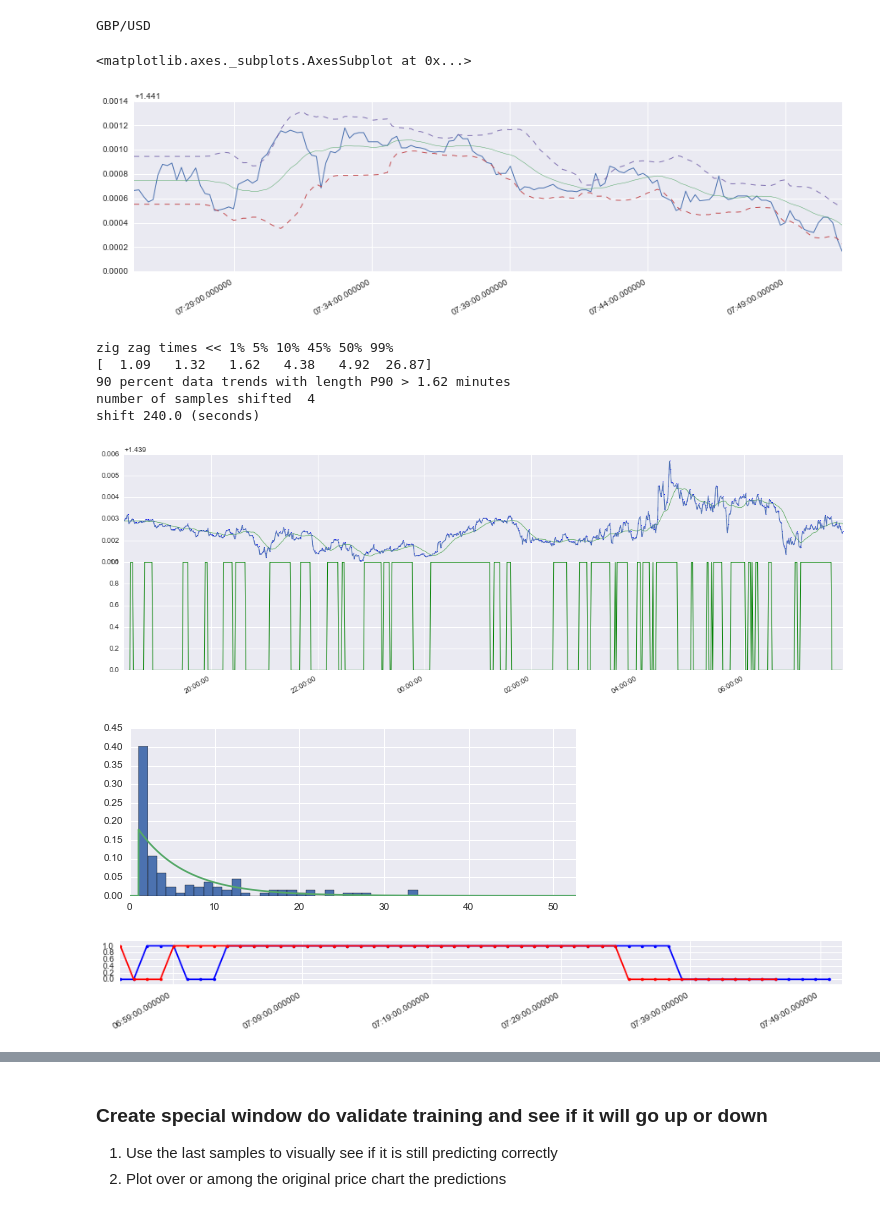
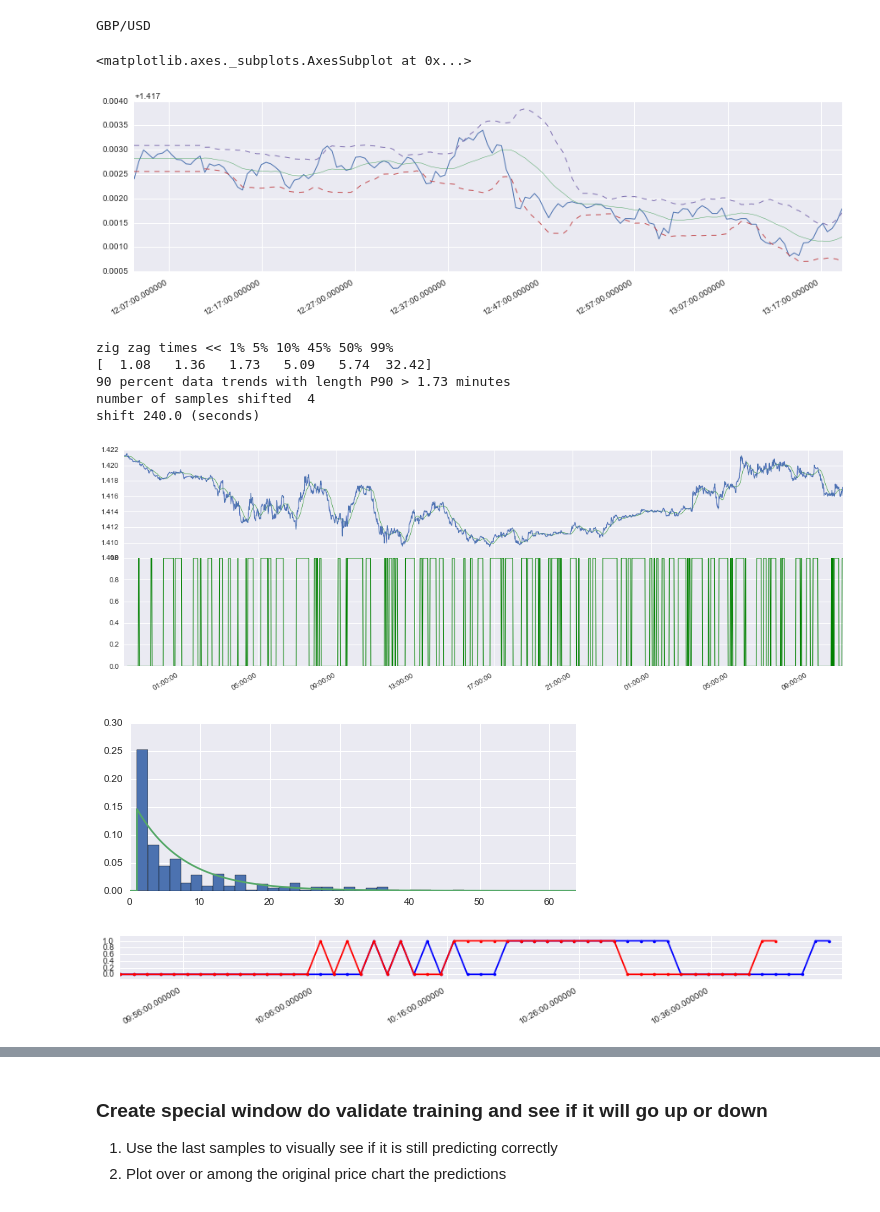
Before and after one commit to eusoubrasileiro/geonumerics, a Jupyter notebook: ipython_notebooks/Forex Test 7 - System of Prediction Analysis.ipynb, the cells around one changed output, grey strips where cells are left out. Saved outputs shown, nothing was run; the diff lists cells and outputs as text; code cells hidden in the pictures.

```diff
--- a/ipython_notebooks/Forex Test 7 - System of Prediction Analysis.ipynb
+++ b/ipython_notebooks/Forex Test 7 - System of Prediction Analysis.ipynb
@@ -24,0 +27,2 @@ Populating the interactive namespace from numpy and matplotlib
+# %%
+dfdata = pd.read_pickle('real_time_quotes_13_06_to_23_06.pandas')
@@ -25,12 +38,12 @@ Populating the interactive namespace from numpy and matplotlib
 # %%
-%%time
+#%%time
 
-try:
-    dfdata = pd.read_pickle('real_time_quotes.pandas')
-    dfdata = dfdata.set_index(pd.DatetimeIndex(dfdata['time']))
-    dfdata.drop('time', axis='columns', inplace=True) #not needed anymore
-except:
-    pass
+#try:
+#    dfdata = pd.read_pickle('real_time_quotes.pandas')
+#    dfdata = dfdata.set_index(pd.DatetimeIndex(dfdata['time']))
+#    dfdata.drop('time', axis='columns', inplace=True) #not needed anymore
+#except:
+#    pass
 
-print(len(dfdata))
+print(len(dfdata[::2]))
 # %% [output]
@@ -71,4 +82,4 @@ sdmi.plot(style='--', lw=1)
 sdma.plot(style='--', lw=1)
 # %% [output]
 <matplotlib.axes._subplots.AxesSubplot at 0x...>
-[figure, old version]
+[figure, new version]
@@ -209,20 +86,20 @@ class PreparePredictionData:
 # %%
-cp  = dfdata[::6] # 30 or 60 seconds
+cp  = dfdata[:-300:2] # 30 or 60 seconds
 cp = cp.copy() # avoid stupid warning from pandas
 #cp = cp.ewm(span=6).mean() # média de 1 minuto
 pp = PreparePredictionData(cp, target_quote, dt=60)
 #pp.viewquote()
 pp.create_binary_zig_zag_class_sm(20, smooth=3)
 pp.make_shifted_binary_zig_zag_class()
 # %% [output]
 zig zag times << 1% 5% 10% 45% 50% 99%
-[  1.09   1.32   1.62   4.38   4.92  26.87]
-90 percent data trends with length P90 > 1.62 minutes
+[  1.08   1.36   1.73   5.09   5.74  32.42]
+90 percent data trends with length P90 > 1.73 minutes
 number of samples shifted  4
 shift 240.0 (seconds)
-[figure, old version]
+[figure, new version]
-[figure, old version]
+[figure, new version]
-[figure, old version]
+[figure, new version]
 # %%
 pp.create_indicatores()
 pp.normalize()
```
Also changed, not shown: parts of 53 cells of this notebook, 5 other files.
